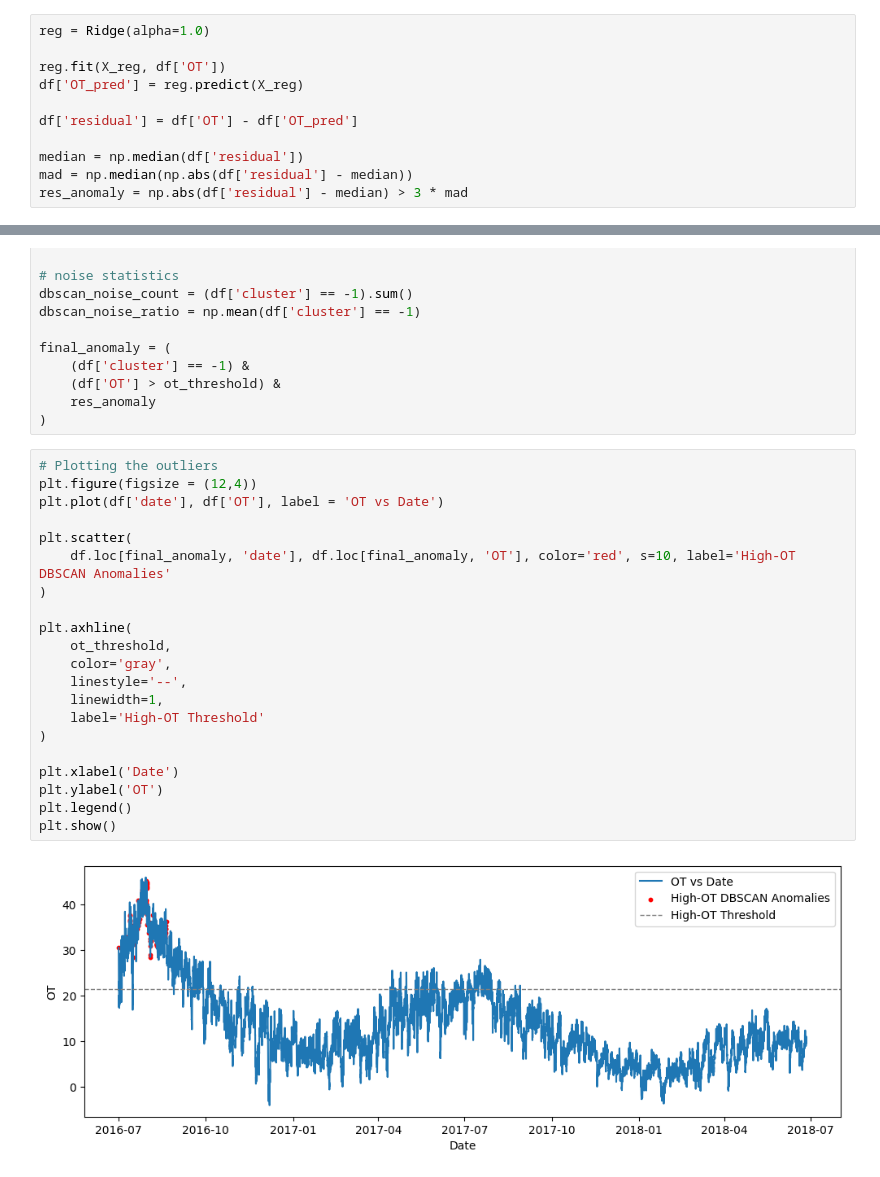
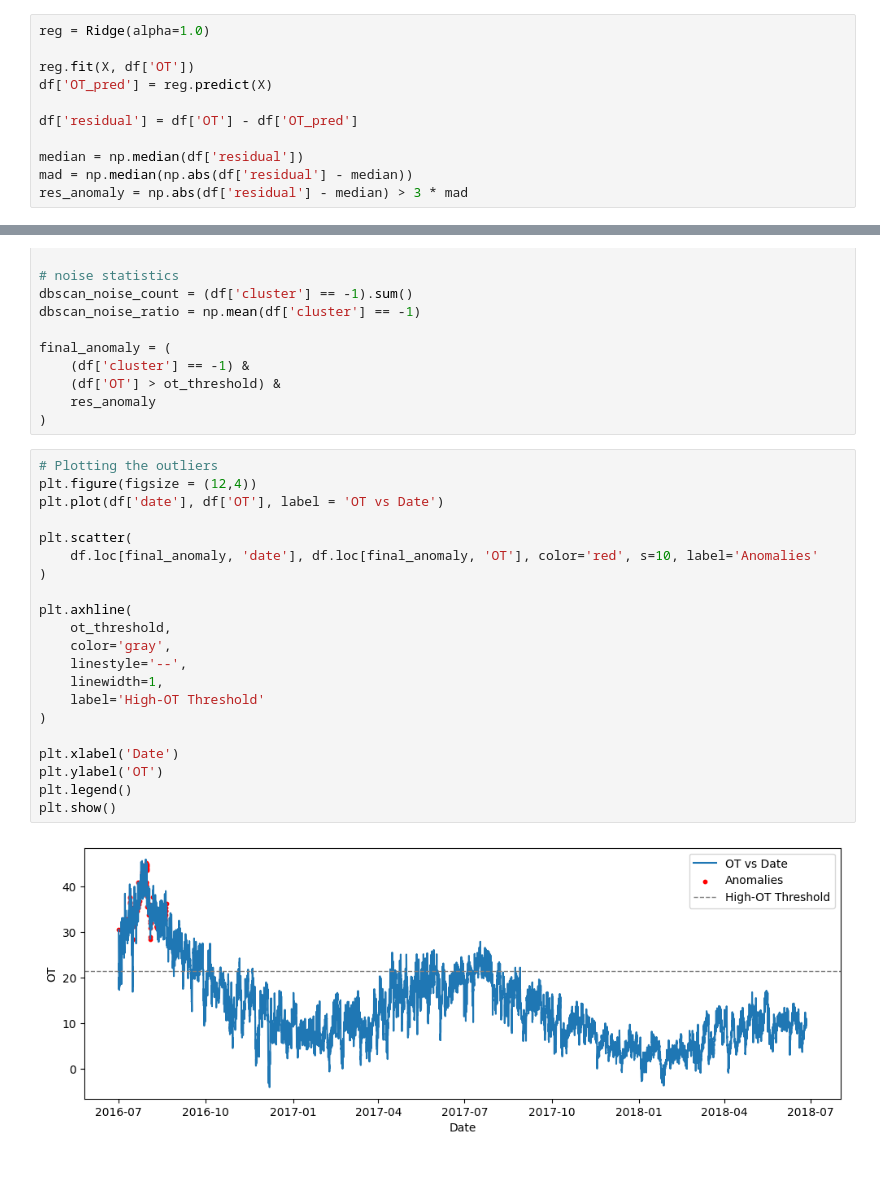
Before and after one commit to AadityaThakkar21/Prognostics-and-Health-Management-of-Power-Transformers, a Jupyter notebook: main/dbscan.ipynb, the cells around one changed output, grey strips where cells are left out. Drawn from its saved outputs; the diff is of its cells as text.

```diff
--- a/main/dbscan.ipynb
+++ b/main/dbscan.ipynb
@@ -64,8 +64,8 @@ Optimal epsilon value =  0.3306203218397205
 # %%
 reg = Ridge(alpha=1.0)
 
-reg.fit(X_reg, df['OT'])
-df['OT_pred'] = reg.predict(X_reg)
+reg.fit(X, df['OT'])
+df['OT_pred'] = reg.predict(X)
 
 df['residual'] = df['OT'] - df['OT_pred']
 
@@ -94,23 +94,23 @@ final_anomaly = (
 # %%
 # Plotting the outliers
 plt.figure(figsize = (12,4))
 plt.plot(df['date'], df['OT'], label = 'OT vs Date')
 
 plt.scatter(
-    df.loc[final_anomaly, 'date'], df.loc[final_anomaly, 'OT'], color='red', s=10, label='High-OT DBSCAN Anomalies'
+    df.loc[final_anomaly, 'date'], df.loc[final_anomaly, 'OT'], color='red', s=10, label='Anomalies'
 )
 
 plt.axhline(
     ot_threshold,
     color='gray',
     linestyle='--',
     linewidth=1,
     label='High-OT Threshold'
 )
 
 plt.xlabel('Date')
 plt.ylabel('OT')
 plt.legend()
 plt.show()
 # %% [output]
-[figure, old version]
+[figure, new version]
```
Also changed, not shown: parts of 3 cells of this notebook, 1 other file.
